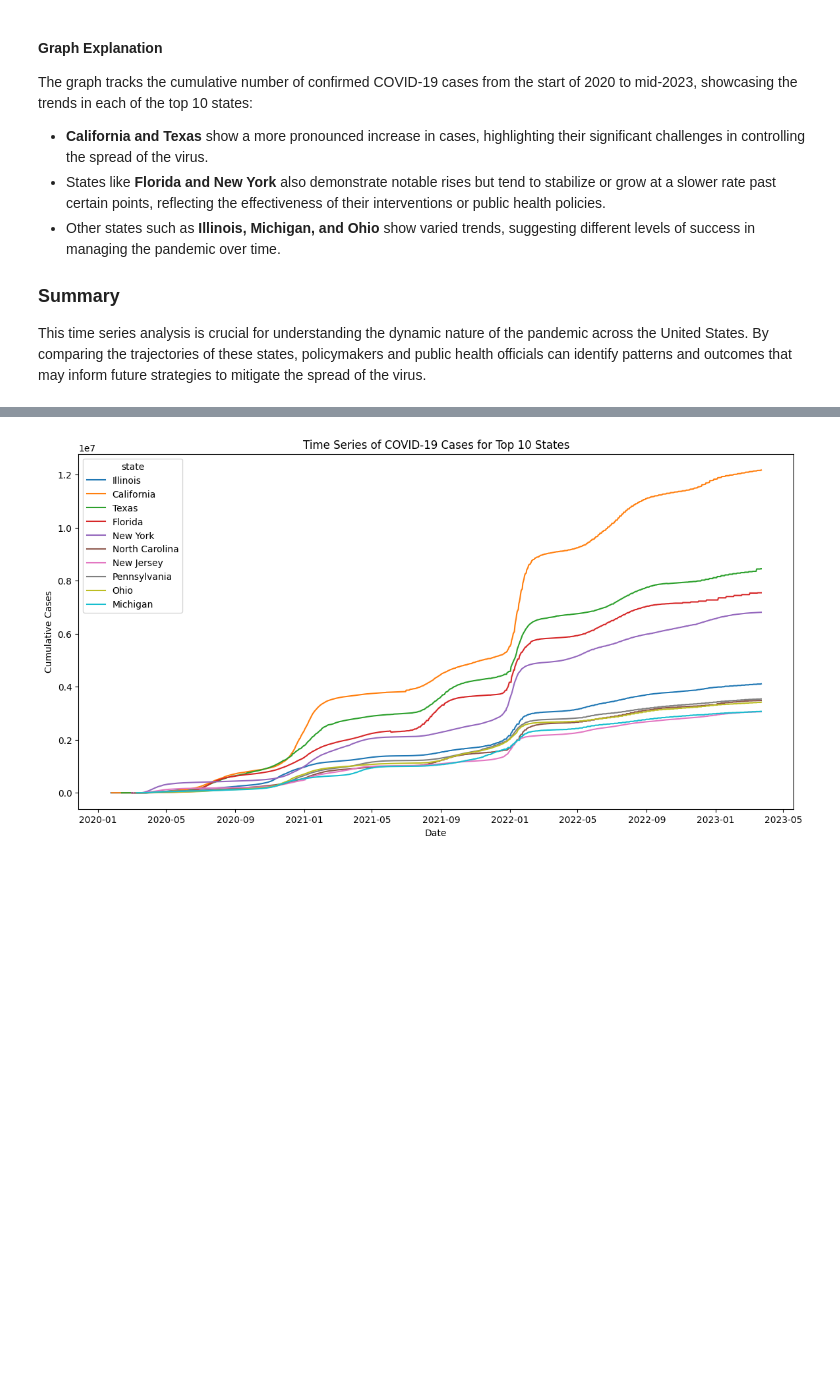
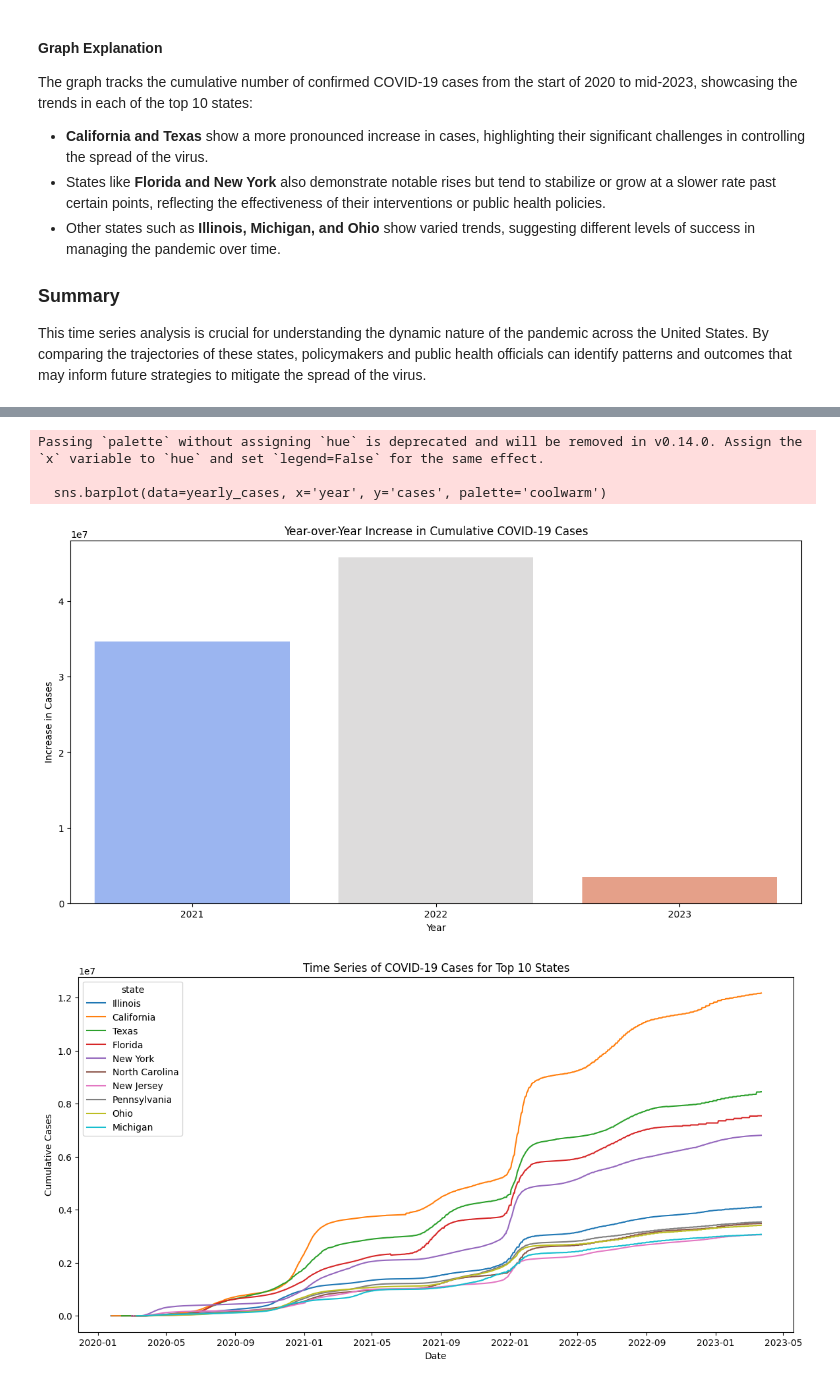
Before and after one commit to harshjoshi23/made-template-og52yvov, a Jupyter notebook: project/ analysis-report.ipynb, the cells around one changed output, grey strips where cells are left out. Saved outputs shown, nothing was run; the diff lists cells and outputs as text; code cells hidden in the pictures; blank space fills up the shorter version.

```diff
--- a/project/ analysis-report.ipynb
+++ b/project/ analysis-report.ipynb
@@ -216,3 +258,18 @@ This time series analysis is crucial for understanding the dynamic nature of the
+# %%
+data_us_data['year'] = data_us_data['date'].dt.year
+yearly_cases = data_us_data.groupby('year')['cases'].last().diff().dropna().reset_index()
+plt.figure(figsize=(14, 7))
+sns.barplot(data=yearly_cases, x='year', y='cases', palette='coolwarm')
+plt.xlabel('Year')
+plt.ylabel('Increase in Cases')
+plt.title('Year-over-Year Increase in Cumulative COVID-19 Cases')
+plt.savefig('yearly_increase_timeSeries.png', bbox_inches='tight')
+plt.show()
+# %% [output]
+Passing `palette` without assigning `hue` is deprecated and will be removed in v0.14.0. Assign the `x` variable to `hue` and set `legend=False` for the same effect.
+
+  sns.barplot(data=yearly_cases, x='year', y='cases', palette='coolwarm')
+[figure, added]
 # %%
 # Get the top 10 states by maximum cases for clearer visualization
 data_us_states['date'] = pd.to_datetime(data_us_states['date'])
```
Also changed, not shown: parts of 3 cells of this notebook, 1 other file.
